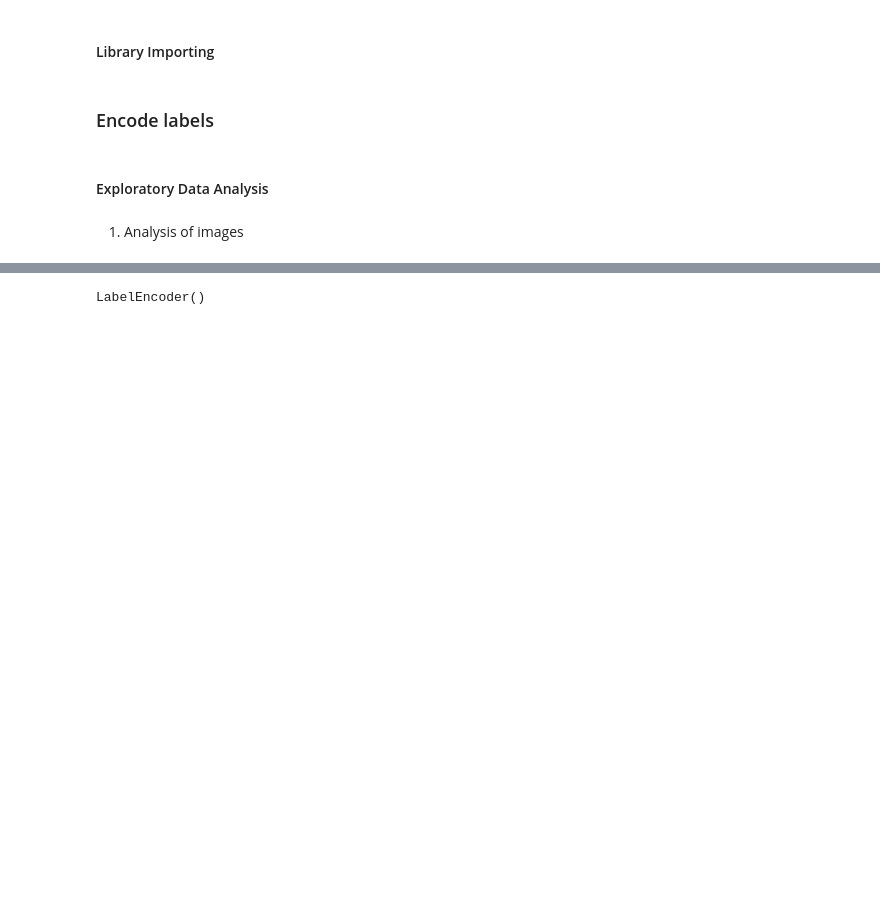
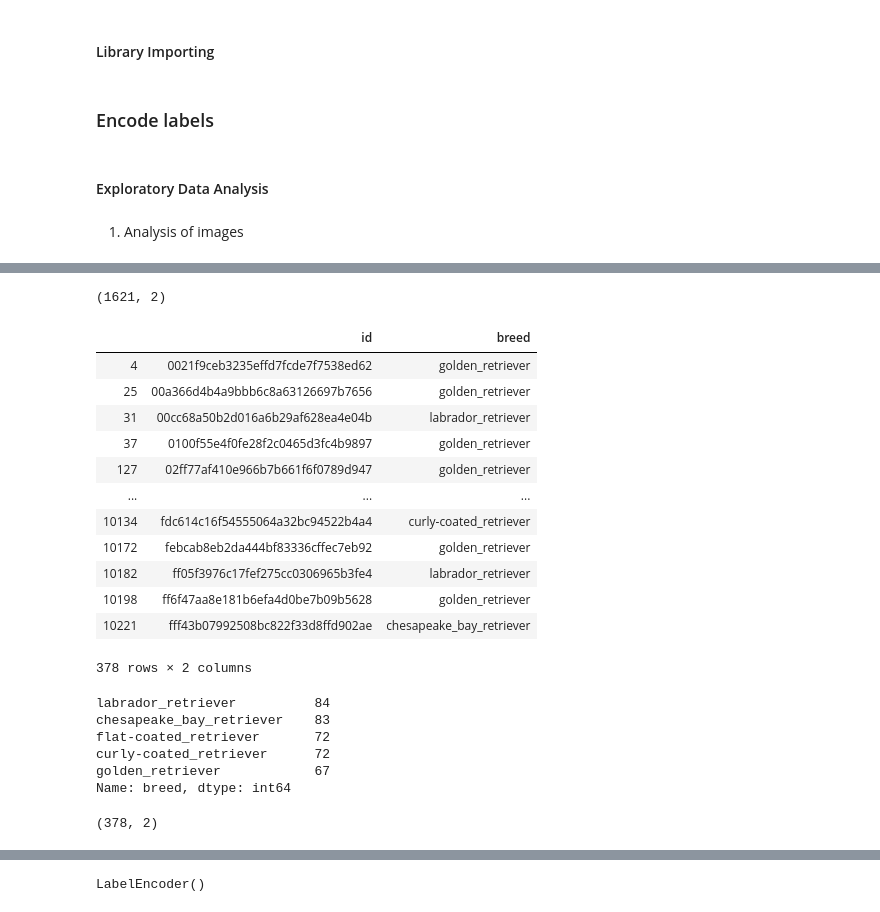
Before and after one commit to MikoTansingco/STINTSY-Machine-Project, a Jupyter notebook: STINTSY Machine Project.ipynb, the cells around one changed output, grey strips where cells are left out. Saved outputs shown, nothing was run; the diff lists cells and outputs as text; code cells hidden in the pictures; blank space fills up the shorter version.

```diff
--- a/STINTSY Machine Project.ipynb
+++ b/STINTSY Machine Project.ipynb
@@ -28,0 +120,34 @@ data = pd.read_csv('labels.csv')
+# %%
+terrier.shape
+# %% [output]
+(1621, 2)
+# %%
+retriever = data[data['breed'].str.contains('retriever')]
+retriever
+# %% [output]
+|  | id | breed |
+| 4 | 0021f9ceb3235effd7fcde7f7538ed62 | golden_retriever |
+| 25 | 00a366d4b4a9bbb6c8a63126697b7656 | golden_retriever |
+| 31 | 00cc68a50b2d016a6b29af628ea4e04b | labrador_retriever |
+| 37 | 0100f55e4f0fe28f2c0465d3fc4b9897 | golden_retriever |
+| 127 | 02ff77af410e966b7b661f6f0789d947 | golden_retriever |
+| ... | ... | ... |
+| 10134 | fdc614c16f54555064a32bc94522b4a4 | curly-coated_retriever |
+| 10172 | febcab8eb2da444bf83336cffec7eb92 | golden_retriever |
+| 10182 | ff05f3976c17fef275cc0306965b3fe4 | labrador_retriever |
+| 10198 | ff6f47aa8e181b6efa4d0be7b09b5628 | golden_retriever |
+| 10221 | fff43b07992508bc822f33d8ffd902ae | chesapeake_bay_retriever |
+378 rows × 2 columns
+# %%
+retriever['breed'].value_counts()
+# %% [output]
+labrador_retriever          84
+chesapeake_bay_retriever    83
+flat-coated_retriever       72
+curly-coated_retriever      72
+golden_retriever            67
+Name: breed, dtype: int64
+# %%
+retriver.shape
+# %% [output]
+(378, 2)
```
Also changed, not shown: parts of 24 cells of this notebook.
